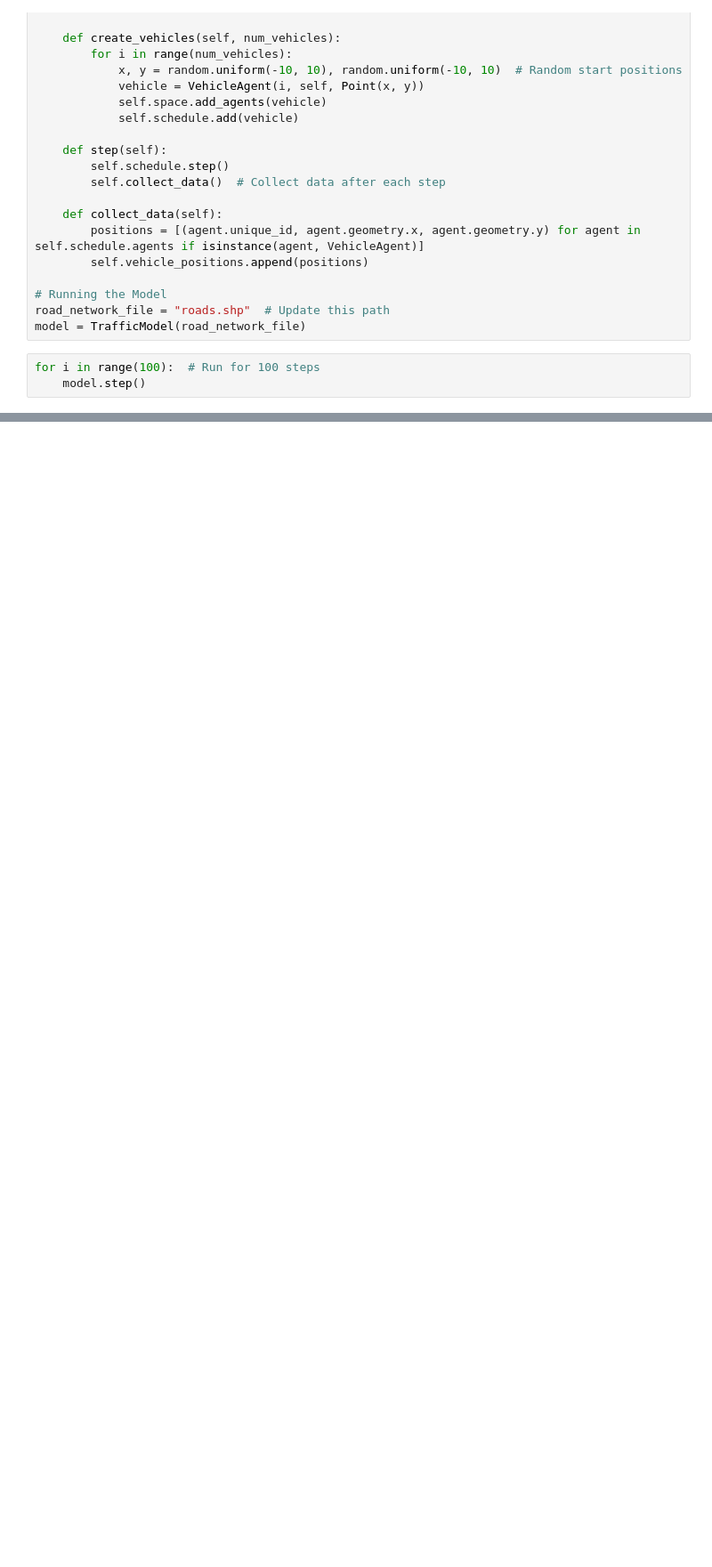
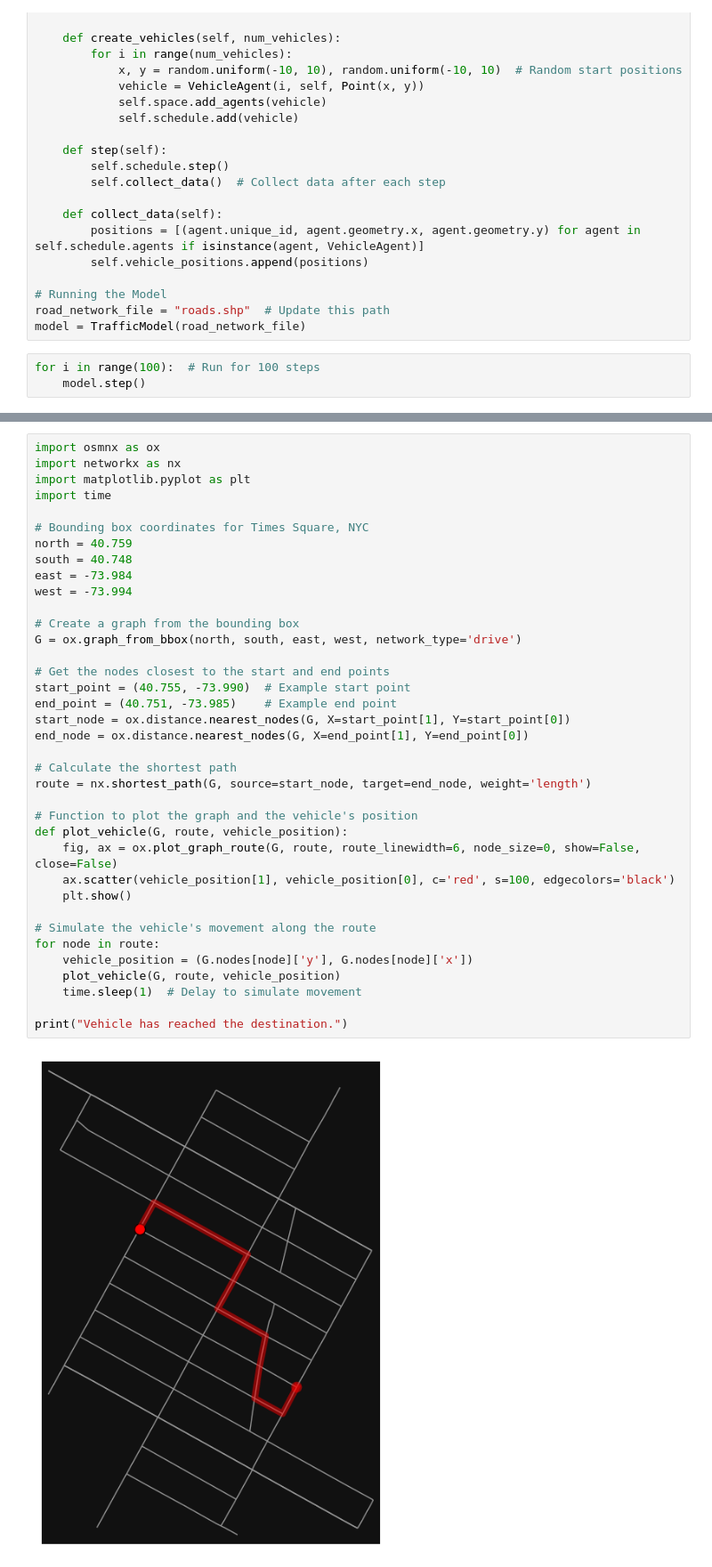
Before and after one commit to projectmesa/mesa-examples, a Jupyter notebook: gis/ Urban Traffic Simulation with GIS Data/ Urban Traffic Simulation with GIS Data.ipynb, the cells around one changed output, grey strips where cells are left out. Shown at 89% size. Saved outputs shown, nothing was run; the diff lists cells and outputs as text; blank space fills up the shorter version.

```diff
--- a/gis/ Urban Traffic Simulation with GIS Data/ Urban Traffic Simulation with GIS Data.ipynb
+++ b/gis/ Urban Traffic Simulation with GIS Data/ Urban Traffic Simulation with GIS Data.ipynb
@@ -95,0 +137,39 @@ plot_vehicles(model)
+# %%
+import osmnx as ox
+import networkx as nx
+import matplotlib.pyplot as plt
+import time
+
+# Bounding box coordinates for Times Square, NYC
+north = 40.759
+south = 40.748
+east = -73.984
+west = -73.994
+
+# Create a graph from the bounding box
+G = ox.graph_from_bbox(north, south, east, west, network_type='drive')
+
+# Get the nodes closest to the start and end points
+start_point = (40.755, -73.990)  # Example start point
+end_point = (40.751, -73.985)    # Example end point
+start_node = ox.distance.nearest_nodes(G, X=start_point[1], Y=start_point[0])
+end_node = ox.distance.nearest_nodes(G, X=end_point[1], Y=end_point[0])
+
+# Calculate the shortest path
+route = nx.shortest_path(G, source=start_node, target=end_node, weight='length')
+
+# Function to plot the graph and the vehicle's position
+def plot_vehicle(G, route, vehicle_position):
+    fig, ax = ox.plot_graph_route(G, route, route_linewidth=6, node_size=0, show=False, close=False)
+    ax.scatter(vehicle_position[1], vehicle_position[0], c='red', s=100, edgecolors='black')
+    plt.show()
+
+# Simulate the vehicle's movement along the route
+for node in route:
+    vehicle_position = (G.nodes[node]['y'], G.nodes[node]['x'])
+    plot_vehicle(G, route, vehicle_position)
+    time.sleep(1)  # Delay to simulate movement
+
+print("Vehicle has reached the destination.")
+# %% [output]
+[figure, added]
```
Also changed, not shown: parts of 6 cells of this notebook, 6 other files.
